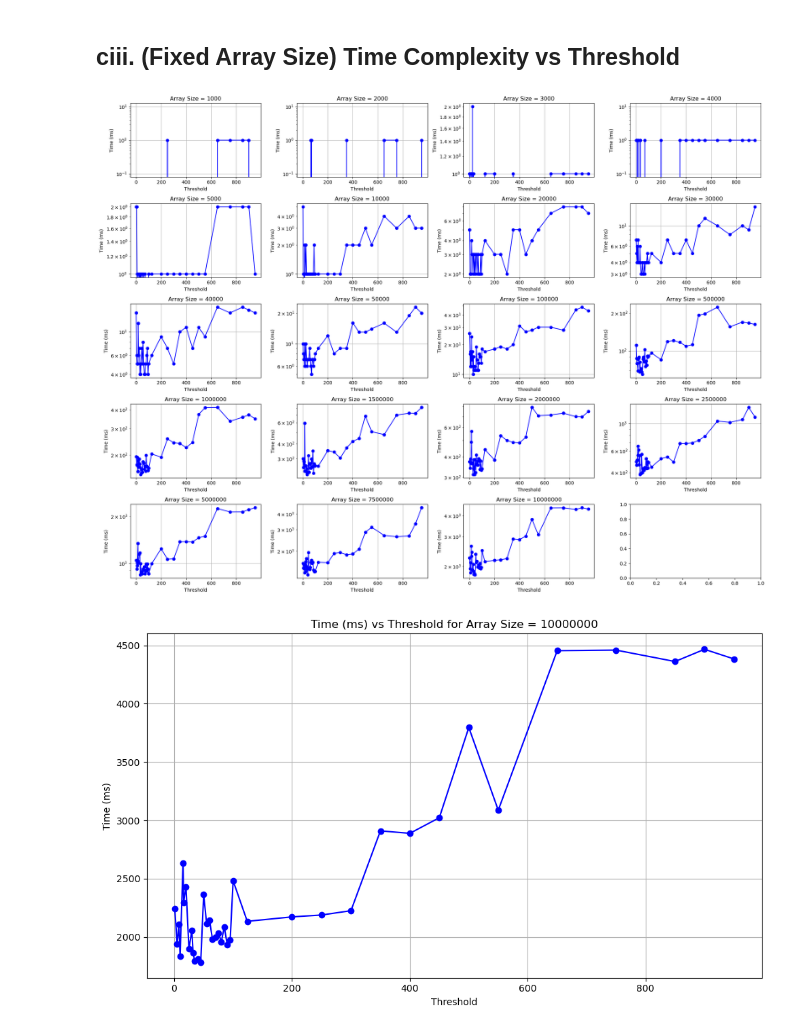
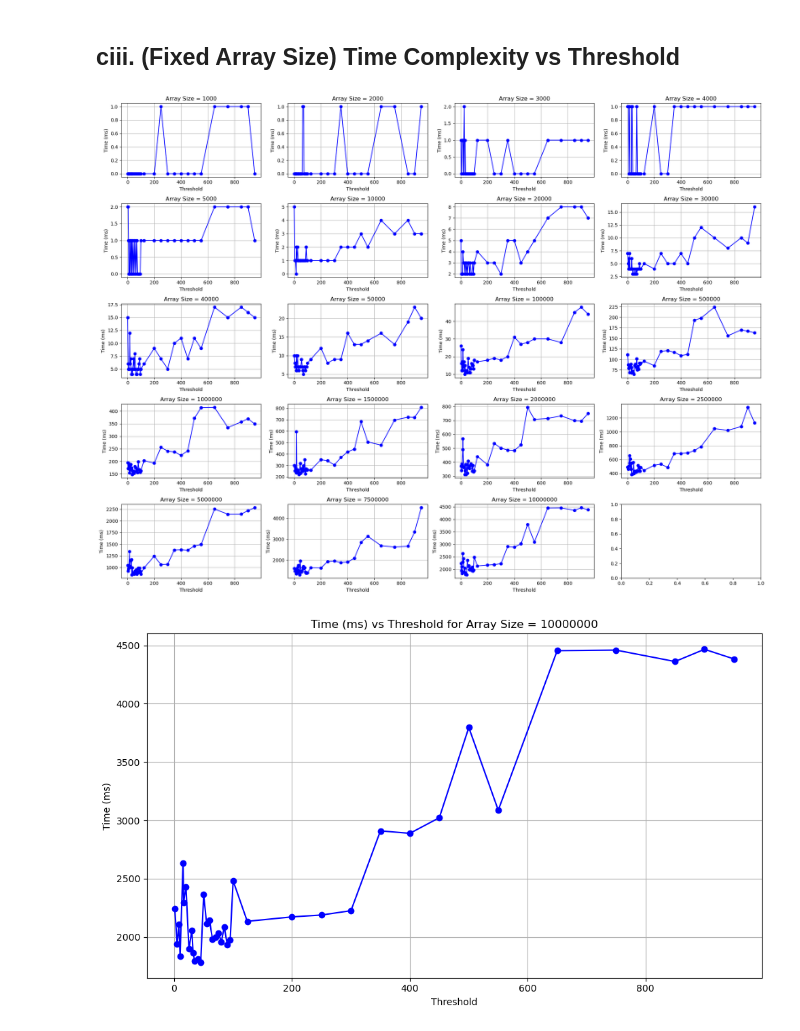
Before and after one commit to ChoWei0310/SC2001-Algorithm-Design, a Jupyter notebook: Plot Graph.ipynb, the cells around one changed output. Drawn from its saved outputs; the diff is of its cells as text; code cells hidden in the pictures.

```diff
--- a/Plot Graph.ipynb
+++ b/Plot Graph.ipynb
@@ -186,34 +186,34 @@ plt.show()
 # %%
 num_plots = len(unique_array_sizes)
 fig, axes = plt.subplots((num_plots + 3) // 4, 4, figsize=(20, 15))
 axes = axes.flatten()
 
 for i, array_size in enumerate(unique_array_sizes):
     df_size = hybrid_df[hybrid_df['Array Size'] == array_size]
 
     # Plot the smoothed Key Comparisons vs Threshold on the corresponding subplot
     '''
     x_new = np.linspace(df_size['Threshold'].min(), df_size['Threshold'].max(), 300)
     spl = make_interp_spline(df_size['Threshold'], df_size['Time (ms)'], k=3)  # k=3 for cubic spline
     y_smooth = spl(x_new)
     axes[i].plot(x_new, y_smooth, marker='', linestyle='-', color='b')
     '''
 
     # Plot Time vs Threshold on the corresponding subplot
     axes[i].plot(df_size['Threshold'], df_size['Time (ms)'], marker='o', linestyle='-', color='b')
 
     # Customize each subplot
     axes[i].set_title(f'Array Size = {array_size}')
     axes[i].set_xlabel('Threshold')
     axes[i].set_ylabel('Time (ms)')
     axes[i].grid(True)
-    axes[i].set_yscale('log')
+    #axes[i].set_yscale('log')
 
 plt.tight_layout()
 
 plt.show()
 # %% [output]
-[figure, old version]
+[figure, new version]
 # %%
 fixed_array_size = 10_000_000
 df_filtered = hybrid_df[hybrid_df['Array Size'] == fixed_array_size]
```
Also changed, not shown: parts of 4 cells of this notebook.
